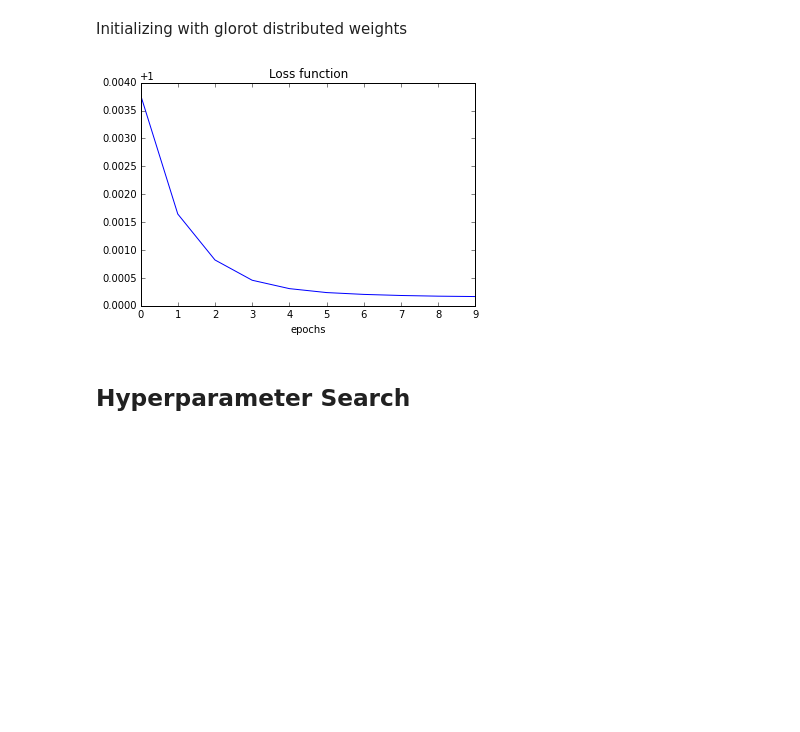
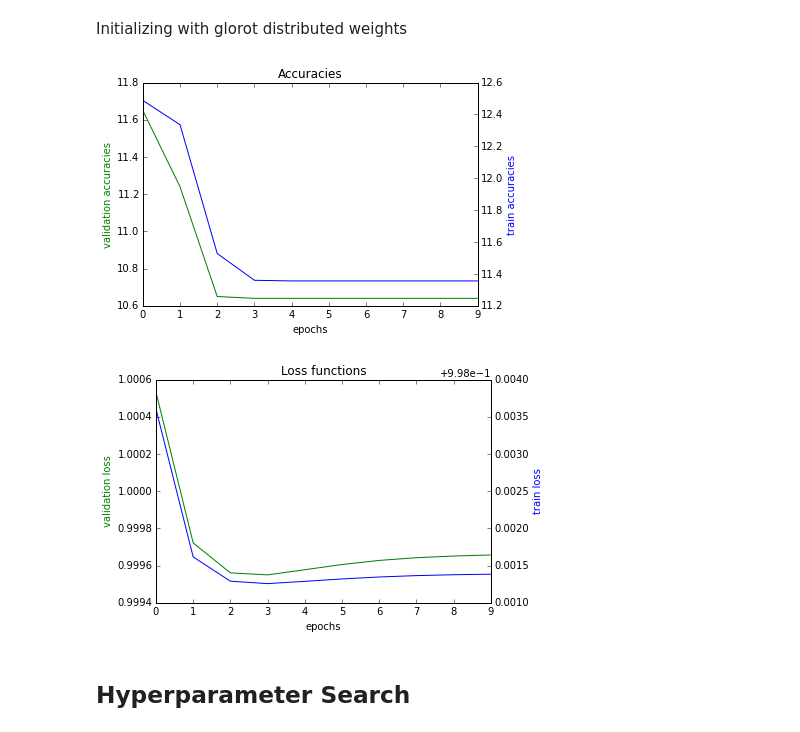
Before and after one commit to mabounassif/IFT6135H19_assignment, a Jupyter notebook: mlp.ipynb, the cells around one changed output. Saved outputs shown, nothing was run; the diff lists cells and outputs as text; code cells hidden in the pictures; blank space fills up the shorter version.

```diff
--- a/mlp.ipynb
+++ b/mlp.ipynb
@@ -163,24 +162,23 @@ def backward(self, Y):
             N: number of samples
             column: is the label of the samples
     '''
-    N = Y.shape[0]
     n_layers = len(self.size_layers)
 
     delta = loss_prime(self, self.cache['activations'][-1], Y)
 
     self.grads['b'][-1] = delta
-    self.grads['w'][-1] = np.dot(delta.transpose(), np.sum(self.cache['activations'][-2], axis=0, keepdims=1)/N)
+    self.grads['w'][-1] = np.dot(delta.transpose(), np.mean(self.cache['activations'][-2], axis=0, keepdims=1))
 
     for l in range(2, n_layers):
         z = self.cache['preactivations'][-l]
         o = activation_prime(self, z)
 
-        delta = np.multiply(np.dot(delta, self.theta['w'][-l+1]), np.sum(o, axis=0, keepdims=1)/N)
+        delta = np.multiply(np.dot(delta, self.theta['w'][-l+1]), np.mean(o, axis=0, keepdims=1))
 
         self.grads['b'][-l] = delta
-        self.grads['w'][-l] = np.dot(delta.transpose(), np.sum(self.cache['activations'][-l-1], axis=0, keepdims=1)/N)
+        self.grads['w'][-l] = np.dot(delta.transpose(), np.mean(self.cache['activations'][-l-1], axis=0, keepdims=1))
 # %%
-def update(self, eta, lmbda, batch_size):
+def update(self, eta, lmbda):
     n_layers = len(self.size_layers)
 
     for layer_idx in range(n_layers - 1):
@@ -216,0 +202,3 @@ def train(self, eta, epoch=20, batch_size=1000, lmbda=0.5):
+# %%
+def calculate_accuracy(self, Y_h, Y):
+    return 100*np.sum(np.argmax(Y_h, axis=1) == Y)/ Y_h.shape[0]
@@ -233,3 +268,29 @@ def validate(self):
+# %%
+def draw_plots(self, epoch, accuracies, losses):
+    x = range(epoch)
+    fig, ax1 = plt.subplots()
+
+    ax2 = ax1.twinx()
+    ax1.plot(x, accuracies['validation'], 'g-')
+    ax2.plot(x, accuracies['train'], 'b-')
+
+    ax1.set_xlabel('epochs')
+    ax1.set_ylabel('validation accuracies', color='g')
+    ax2.set_ylabel('train accuracies', color='b')
+    plt.title('Accuracies')
+
+    fig, ax1 = plt.subplots()
+
+    ax2 = ax1.twinx()
+    ax1.plot(x, losses['validation'], 'g-')
+    ax2.plot(x, losses['train'], 'b-')
+
+    ax1.set_xlabel('epochs')
+    ax1.set_ylabel('validation loss', color='g')
+    ax2.set_ylabel('train loss', color='b')
+    plt.title('Loss functions')
+
+    plt.show()
 # %% [markdown]
 ## Initialization
 
@@ -283,23 +338,21 @@ Initializing with glorot distributed weights
 # %%
 datapath = 'data/mnist.pkl.npy'
 modelpath = 'model/mlp.pkl.npy'
 
 eta = 0.4
 batch_size = 500
 epoch = 10
 lmbda = 0.00200
 
 mlp = NN(datapath=datapath, modelpath=modelpath, size_layers=[784, 16, 16, 10])
 
 initialize_glorot_weights(mlp)
-losses = train(mlp, eta, epoch=epoch, batch_size=batch_size, lmbda=lmbda)
+losses, accuracies = train(mlp, eta, epoch=epoch, batch_size=batch_size, lmbda=lmbda)
 
-plt.plot(range(len(losses)), losses)
-plt.xlabel('epochs')
-plt.title('Loss function')
-plt.show()
+draw_plots(mlp, epoch, accuracies, losses)
 # %% [output]
-[figure, old version]
+[figure, new version]
+[figure, added]
 # %% [markdown]
 ## Hyperparameter Search
 # %%
```
Also changed, not shown: parts of 12 cells of this notebook.
